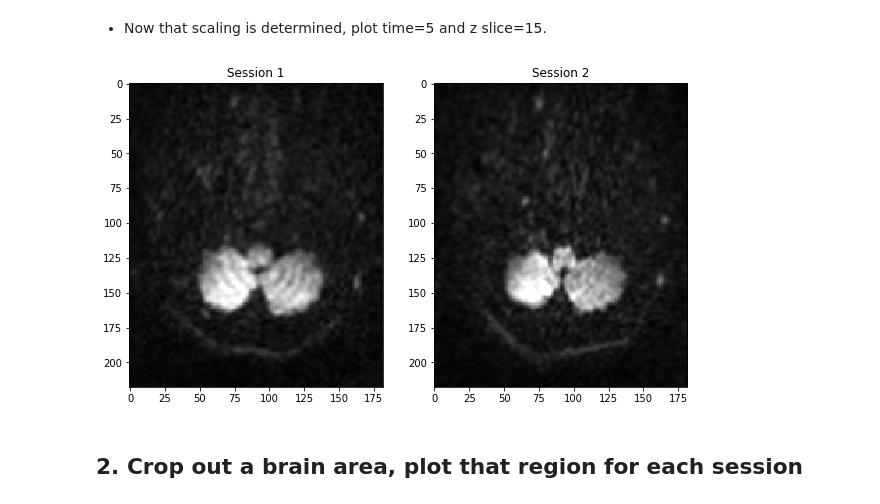
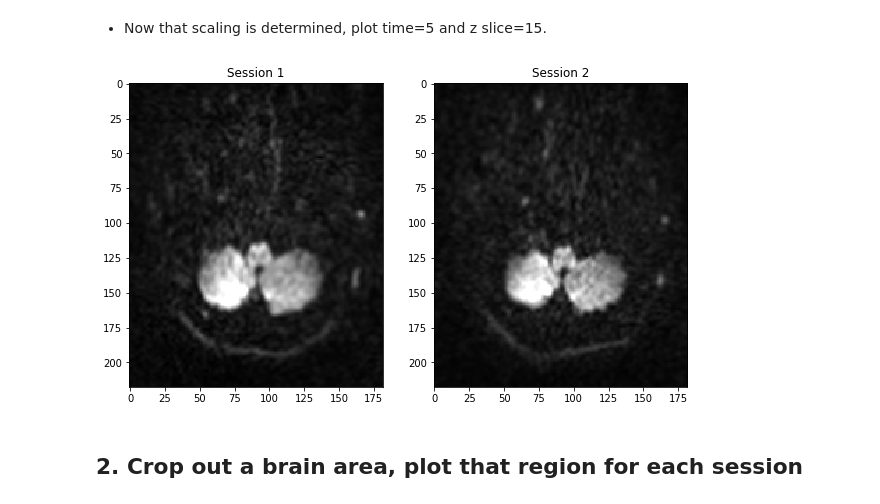
Before and after one commit to loftusa/mri-code-challenge, a Jupyter notebook: Main-analysis.ipynb, the cells around one changed output. Drawn from its saved outputs; the diff is of its cells as text; code cells hidden in the pictures.

```diff
--- a/Main-analysis.ipynb
+++ b/Main-analysis.ipynb
@@ -163,17 +168,17 @@ plt.suptitle('9 histograms. Starts at slice 15, moves forward by 15 slices each
 # %%
 fig, (ax1, ax2) = plt.subplots(1, 2, figsize=(10, 15))
 z, t = 15, 5  # time begins with the high-contrast image, so I don't have to worry about 0-indexing.
 
 # Show the data. Rotate 90 degrees because I like that view better.
-ax1.imshow(np.rot90(mri1_data[:, :, 15, 20], k=3), cmap='gray', vmin=0, vmax=200)  # z=15 is where full image begins, z=150 is where full image ends
-ax2.imshow(np.rot90(mri2_data[:, :, 15, 5], k=3), cmap='gray', vmin=0, vmax=200)
+ax1.imshow(np.rot90(mri1_data[:, :, z, t], k=3), cmap='gray', vmin=0, vmax=200)  # z=15 is where full image begins, z=150 is where full image ends
+ax2.imshow(np.rot90(mri2_data[:, :, z, t], k=3), cmap='gray', vmin=0, vmax=200)
 
 
 # Add title
 ax1.set_title('Session 1');
 ax2.set_title('Session 2');
 # %% [output]
-[figure, old version]
+[figure, new version]
 # %% [markdown]
 ## 2. Crop out a brain area, plot that region for each session
 # %% [markdown]
```
Also changed, not shown: parts of 6 cells of this notebook.
